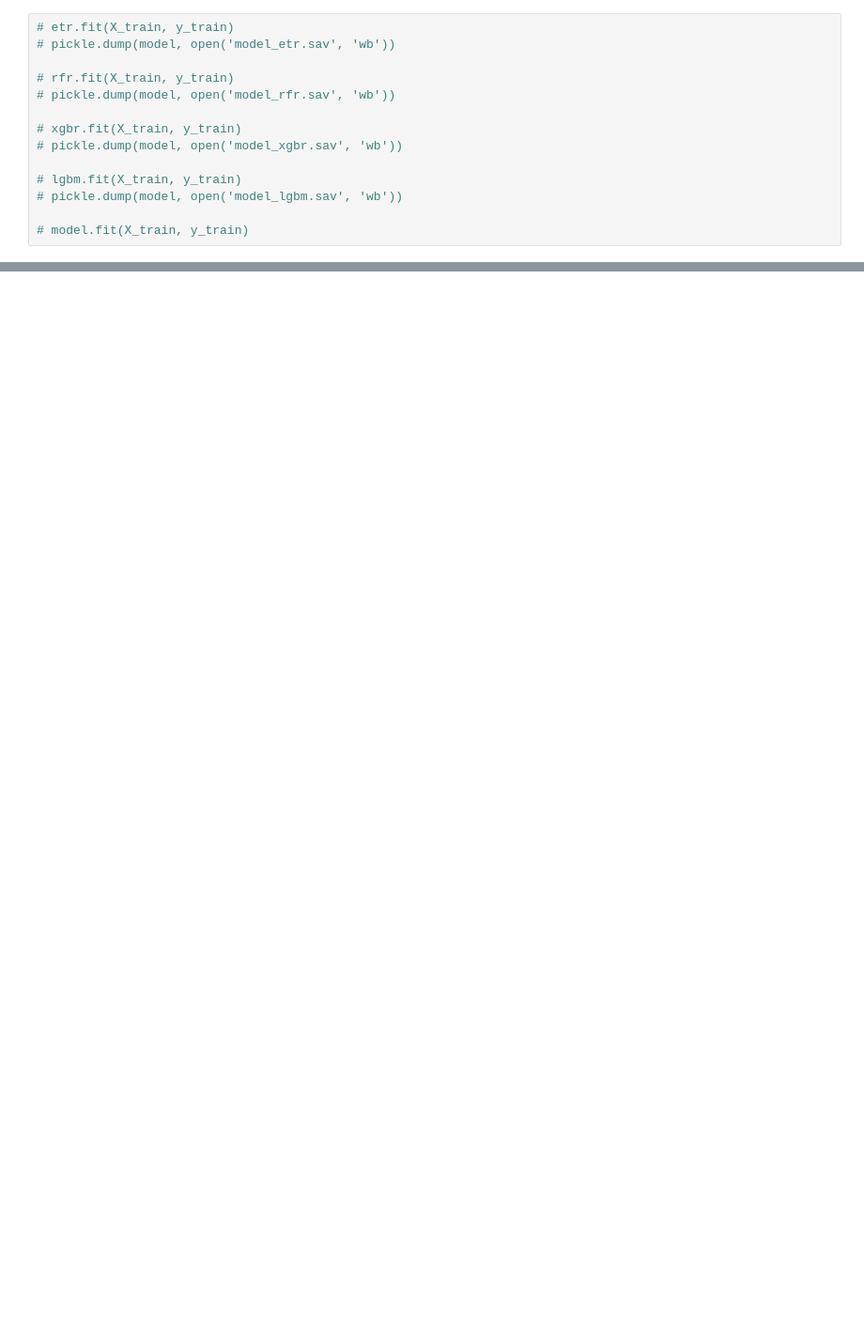
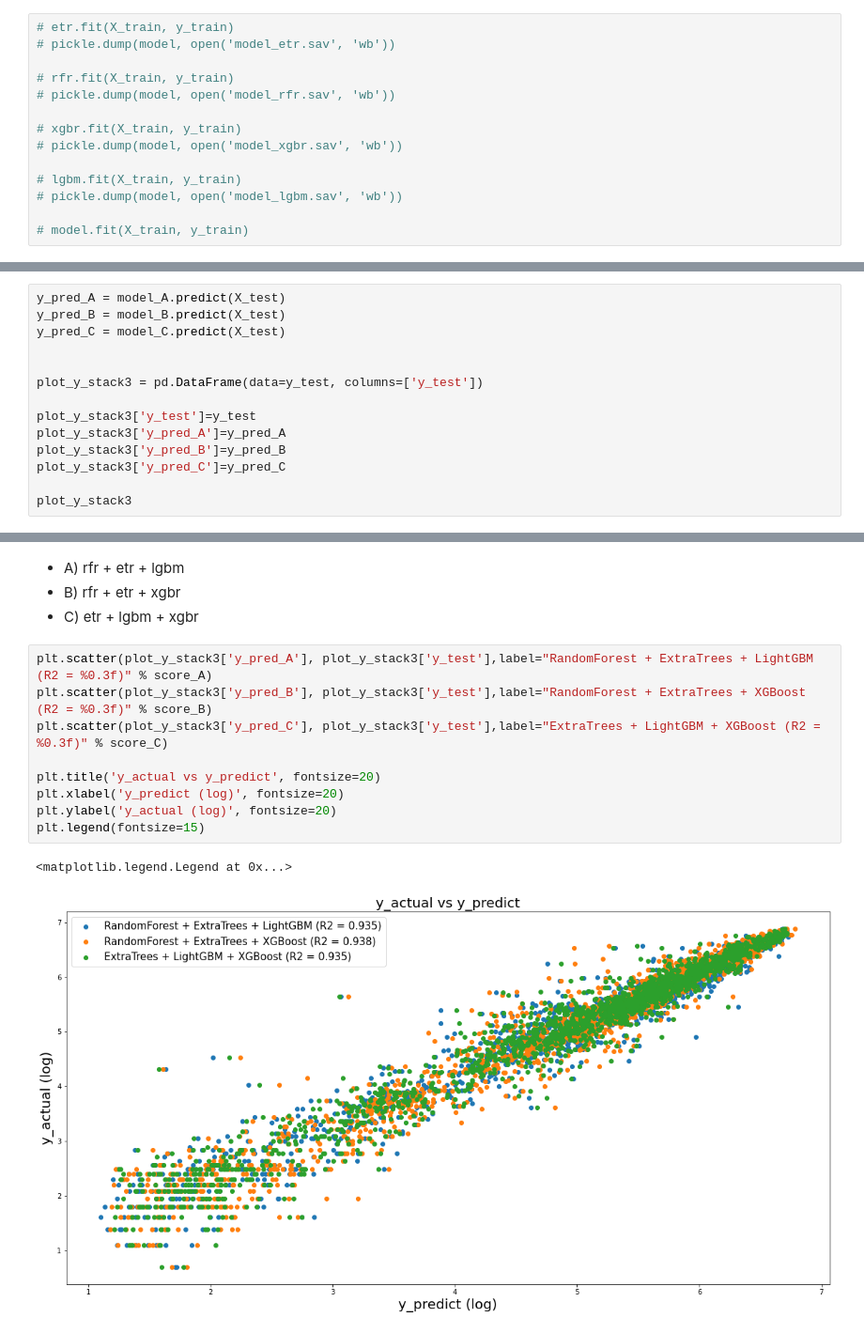
Before and after one commit to RudyBourez/Bike_Sharing, a Jupyter notebook: Modèles/Stacking_ML.ipynb, the cells around one changed output, grey strips where cells are left out. Shown at 94% size. Saved outputs shown, nothing was run; the diff lists cells and outputs as text; blank space fills up the shorter version.

```diff
--- a/Modèles/Stacking_ML.ipynb
+++ b/Modèles/Stacking_ML.ipynb
@@ -367,0 +520,14 @@ ValueError: Invalid 'estimators' attribute, 'estimators' should be a list of (st
+# %%
+y_pred_A = model_A.predict(X_test)
+y_pred_B = model_B.predict(X_test)
+y_pred_C = model_C.predict(X_test)
+
+
+plot_y_stack3 = pd.DataFrame(data=y_test, columns=['y_test'])
+
+plot_y_stack3['y_test']=y_test
+plot_y_stack3['y_pred_A']=y_pred_A
+plot_y_stack3['y_pred_B']=y_pred_B
+plot_y_stack3['y_pred_C']=y_pred_C
+
+plot_y_stack3
@@ -367,0 +548,16 @@ ValueError: Invalid 'estimators' attribute, 'estimators' should be a list of (st
+# %% [markdown]
+* A) rfr + etr + lgbm
+* B) rfr + etr + xgbr
+* C) etr + lgbm + xgbr
+# %%
+plt.scatter(plot_y_stack3['y_pred_A'], plot_y_stack3['y_test'],label="RandomForest + ExtraTrees + LightGBM (R2 = %0.3f)" % score_A)
+plt.scatter(plot_y_stack3['y_pred_B'], plot_y_stack3['y_test'],label="RandomForest + ExtraTrees + XGBoost (R2 = %0.3f)" % score_B)
+plt.scatter(plot_y_stack3['y_pred_C'], plot_y_stack3['y_test'],label="ExtraTrees + LightGBM + XGBoost (R2 = %0.3f)" % score_C)
+
+plt.title('y_actual vs y_predict', fontsize=20)
+plt.xlabel('y_predict (log)', fontsize=20)
+plt.ylabel('y_actual (log)', fontsize=20)
+plt.legend(fontsize=15)
+# %% [output]
+<matplotlib.legend.Legend at 0x...>
+[figure, added]
```
Also changed, not shown: parts of 31 cells of this notebook, 1 other file.
